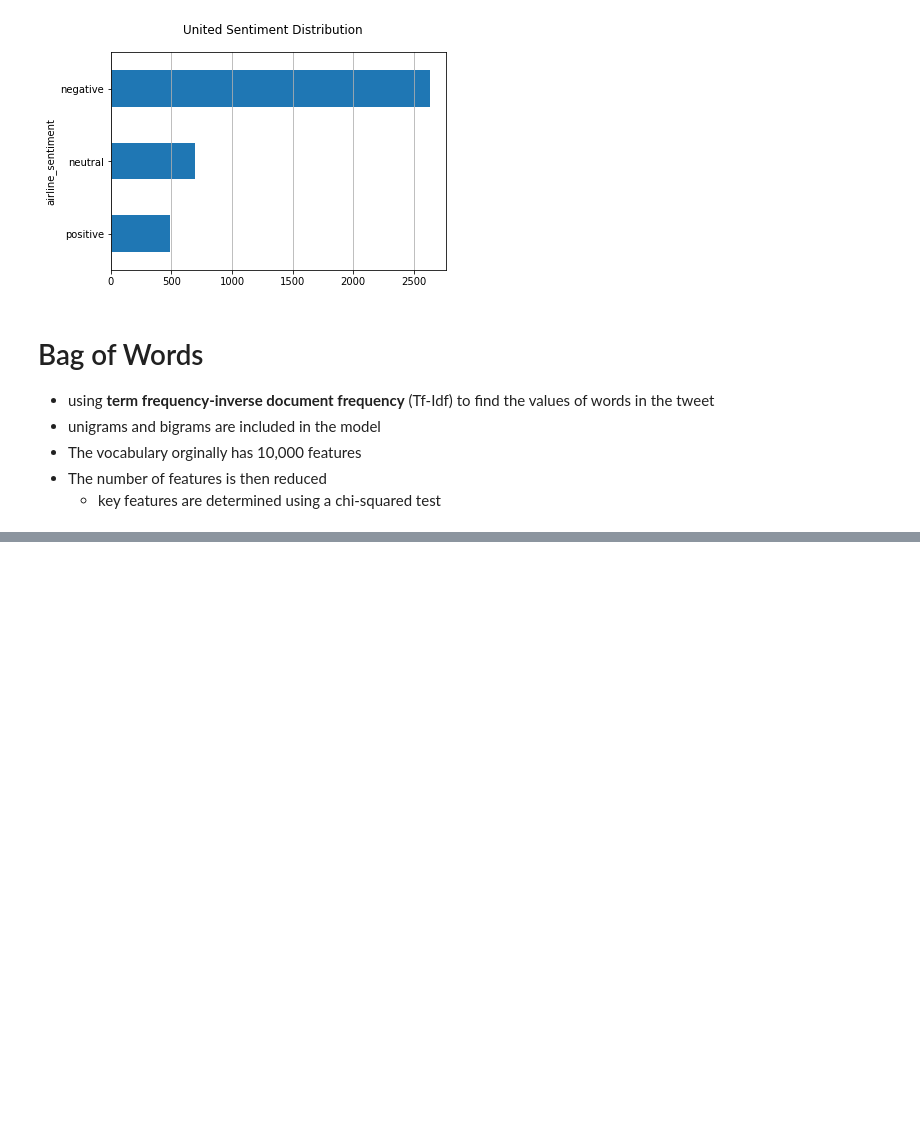
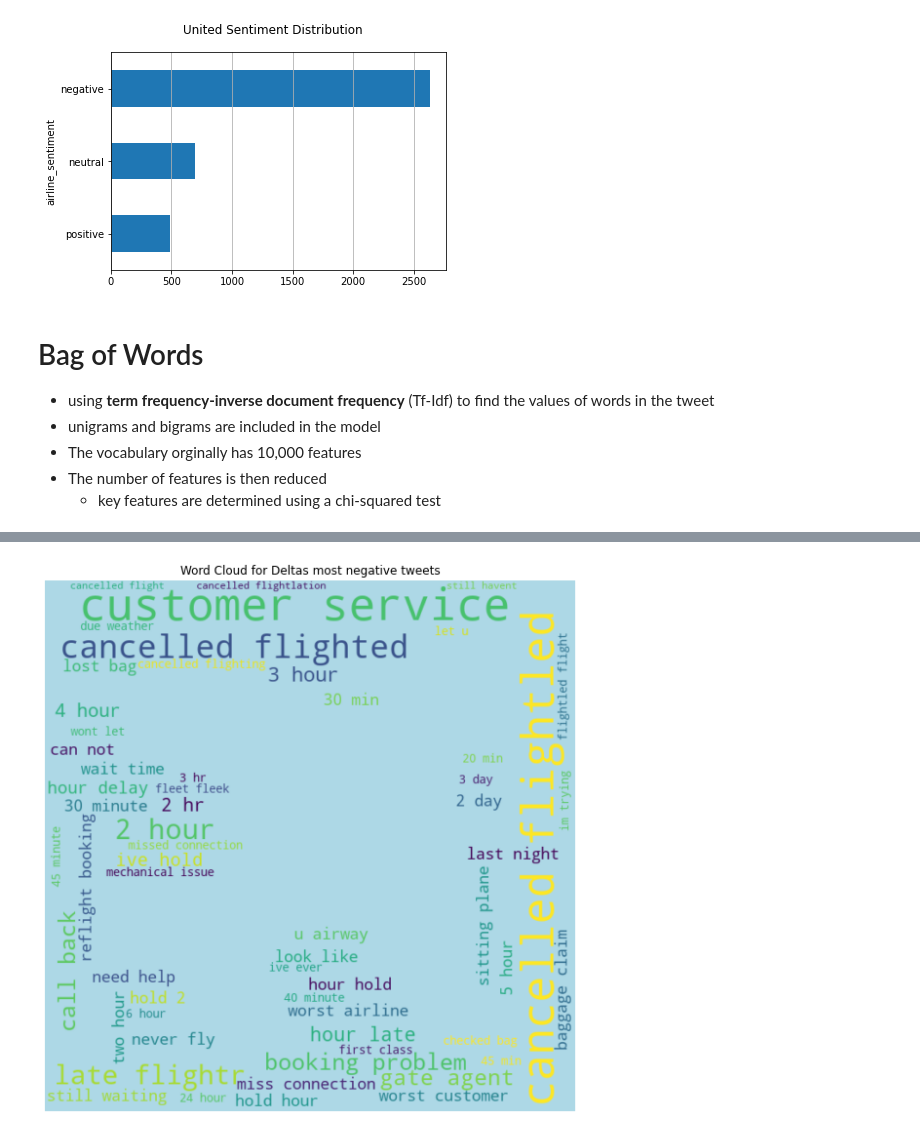
Before and after one commit to mulac/TDA-SentimentAnalysis, a Jupyter notebook: DataAnalysis.ipynb, the cells around one changed output, grey strips where cells are left out. Cells and saved outputs as stored; diff of their text form; code cells hidden in the pictures; blank space fills up the shorter version.

```diff
--- a/DataAnalysis.ipynb
+++ b/DataAnalysis.ipynb
@@ -262,0 +291,4 @@ BagOfWords(dtf_american, "American")
+# %%
+wordcloudPlot(delta_freq, "Delta", 60, "negative")
+# %% [output]
+[figure, added]
```
Also changed, not shown: parts of 14 cells of this notebook.
